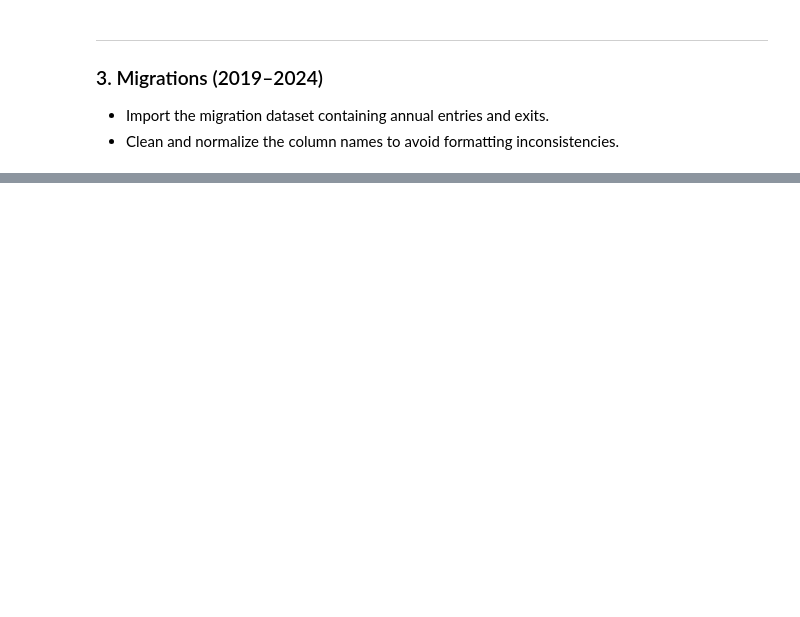
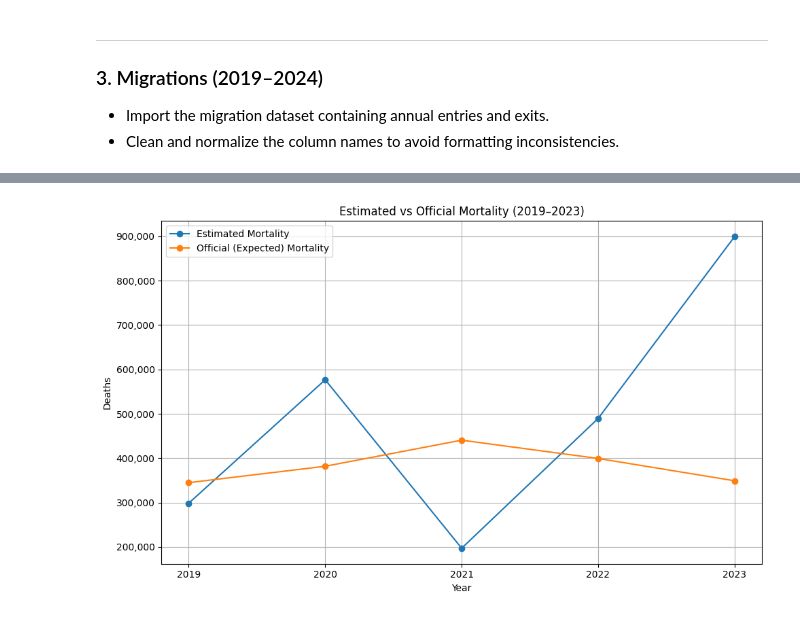
Before and after one commit to matias258/Mortalidad_Arg, a Jupyter notebook: calculo_mortalidad/mortality_calculation.ipynb, the cells around one changed output, grey strips where cells are left out. Cells and saved outputs as stored; diff of their text form; code cells hidden in the pictures; blank space fills up the shorter version.

```diff
--- a/calculo_mortalidad/mortality_calculation.ipynb
+++ b/calculo_mortalidad/mortality_calculation.ipynb
@@ -156,0 +298,5 @@ migrations.head()
+# %%
+mortality_df = pd.DataFrame({'YEAR': [2019, 2020, 2021, 2022, 2023],
+                             'EXPECTED_MORTALITY': [344952, 381872, 440662, 399453, 349188]})
+
+mortality_df
@@ -156,0 +312,8 @@ migrations.head()
+# %%
+# Merge expected mortality into df
+df = df.merge(mortality_df, on='YEAR', how='left')
+
+# Ensure integer nullable dtype
+df['EXPECTED_MORTALITY'] = df['EXPECTED_MORTALITY'].astype('Int64')
+
+df
@@ -156,0 +327,20 @@ migrations.head()
+# %%
+fig, ax = plt.subplots(figsize=(10, 6))
+
+ax.plot(df['YEAR'], df['MORTALITY'].astype(int), marker='o', label='Estimated Mortality')
+ax.plot(df['YEAR'], df['EXPECTED_MORTALITY'].astype(int), marker='o', label='Official (Expected) Mortality')
+
+ax.set_title('Estimated vs Official Mortality (2019–2023)')
+ax.set_xlabel('Year')
+ax.set_ylabel('Deaths')
+ax.set_xticks(df['YEAR'])
+ax.grid(True)
+ax.legend()
+
+# Use comma thousands separator for readability
+ax.yaxis.set_major_formatter(FuncFormatter(lambda x, pos: f'{int(x):,}'))
+
+plt.tight_layout()
+plt.show()
+# %% [output]
+[figure, added]
```
Also changed, not shown: parts of 17 cells of this notebook, 3 other files.
